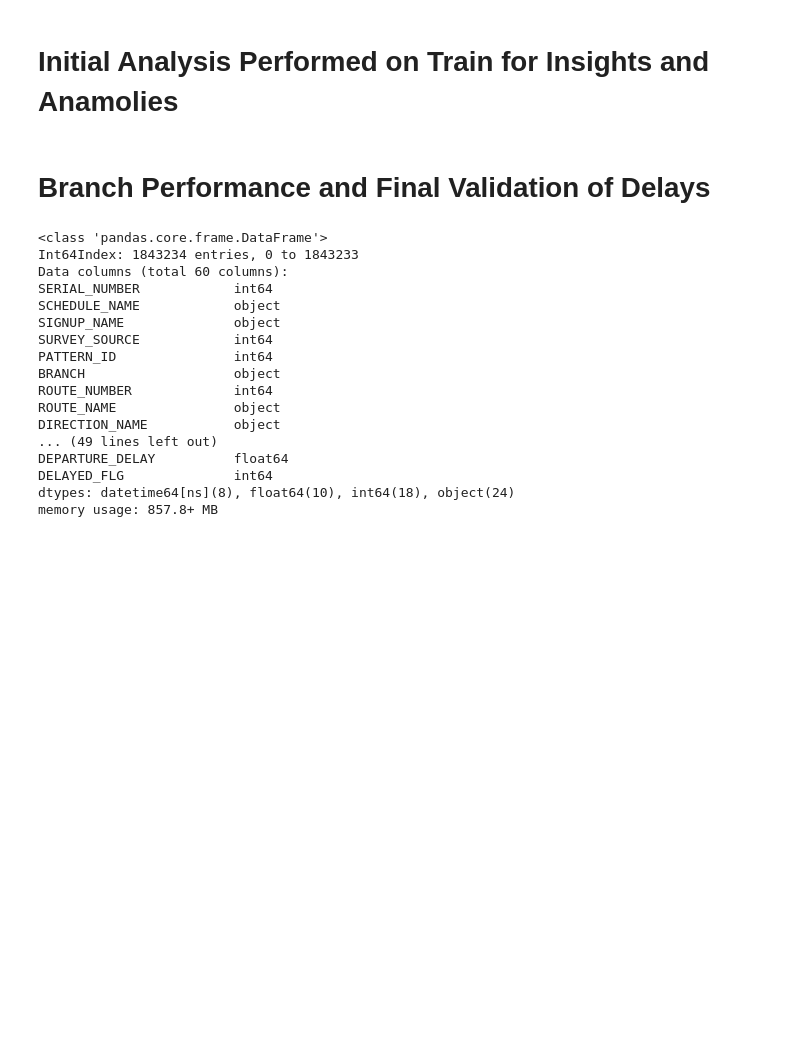
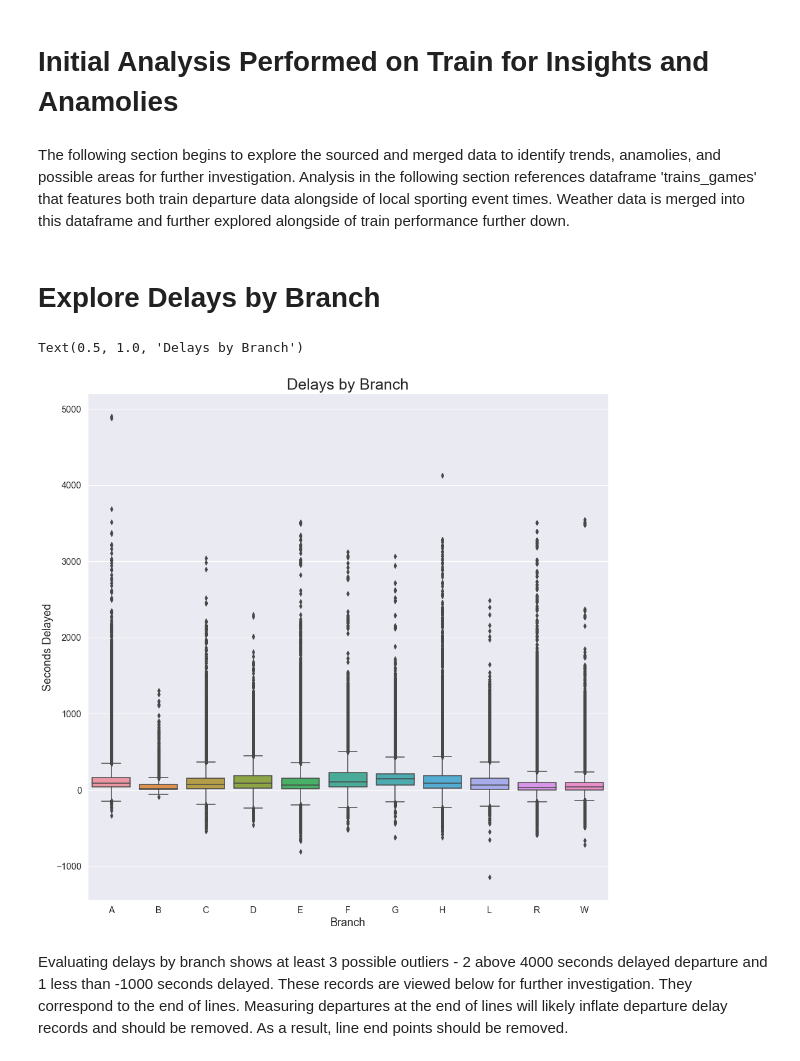
Before and after one commit to jasonsum/Springboard, a Jupyter notebook: Capstone1_RTD/RTD_Analysis.ipynb, the cells around one changed output. Saved outputs shown, nothing was run; the diff lists cells and outputs as text; code cells hidden in the pictures; blank space fills up the shorter version.

```diff
--- a/Capstone1_RTD/RTD_Analysis.ipynb
+++ b/Capstone1_RTD/RTD_Analysis.ipynb
@@ -745,25 +767,3 @@ memory usage: 857.8+ MB
 None
 # %% [markdown]
 # Initial Analysis Performed on Train for Insights and Anamolies
-# %% [markdown]
-# Branch Performance and Final Validation of Delays
-# %%
-trains_games.info()
-# %% [output]
-<class 'pandas.core.frame.DataFrame'>
-Int64Index: 1843234 entries, 0 to 1843233
-Data columns (total 60 columns):
-SERIAL_NUMBER            int64
-SCHEDULE_NAME            object
-SIGNUP_NAME              object
-SURVEY_SOURCE            int64
-PATTERN_ID               int64
-BRANCH                   object
-ROUTE_NUMBER             int64
-ROUTE_NAME               object
-DIRECTION_NAME           object
-... (49 lines left out)
-DEPARTURE_DELAY          float64
-DELAYED_FLG              int64
-dtypes: datetime64[ns](8), float64(10), int64(18), object(24)
-memory usage: 857.8+ MB
@@ -778,3 +770,34 @@ delays = trains_games[['BRANCH',
+# %% [markdown]
+The following section begins to explore the sourced and merged data to identify trends, anamolies, and possible areas for further investigation.
+Analysis in the following section references dataframe 'trains_games' that features both train departure data alongside of local sporting event times.
+Weather data is merged into this dataframe and further explored alongside of train performance further down.
+# %% [markdown]
+# Explore Delays by Branch
+# %%
+# Create a smaller dataframe sorted by branch to evaluate delays by branch
+delays = trains_games[['BRANCH',
+                        'DIRECTION_NAME',
+                        'FREE_RUNNING',
+                        'STOPNAME',
+                        'DEPARTURE_DELAY',
+                        'DELAYED_FLG',
+                        'TIME_PERIOD']].sort_values('BRANCH')
+
+# Create a boxplot of delays by Branch
+plt.figure(figsize=(15,15))
+sns.boxplot(x='BRANCH',
+             y='DEPARTURE_DELAY',
+             data = delays,
+             showfliers=True)
+plt.ylabel('Seconds Delayed')
+plt.xlabel('Branch')
+plt.title('Delays by Branch',size=25)
+# %% [output]
+Text(0.5, 1.0, 'Delays by Branch')
+[figure, added]
+# %% [markdown]
+Evaluating delays by branch shows at least 3 possible outliers - 2 above 4000 seconds delayed departure and 1 less than -1000 seconds delayed. These records are viewed below for further investigation.
+They correspond to the end of lines. Measuring departures at the end of lines will likely inflate departure delay records and should be removed. As a result, line end points should be removed.
 # %%
 # Verify possible outliers of above 4000 seconds delayed and below -1000 seconds delayed
 display(trains_games[['BRANCH',
```
Also changed, not shown: parts of 167 cells of this notebook, 16 other files.
